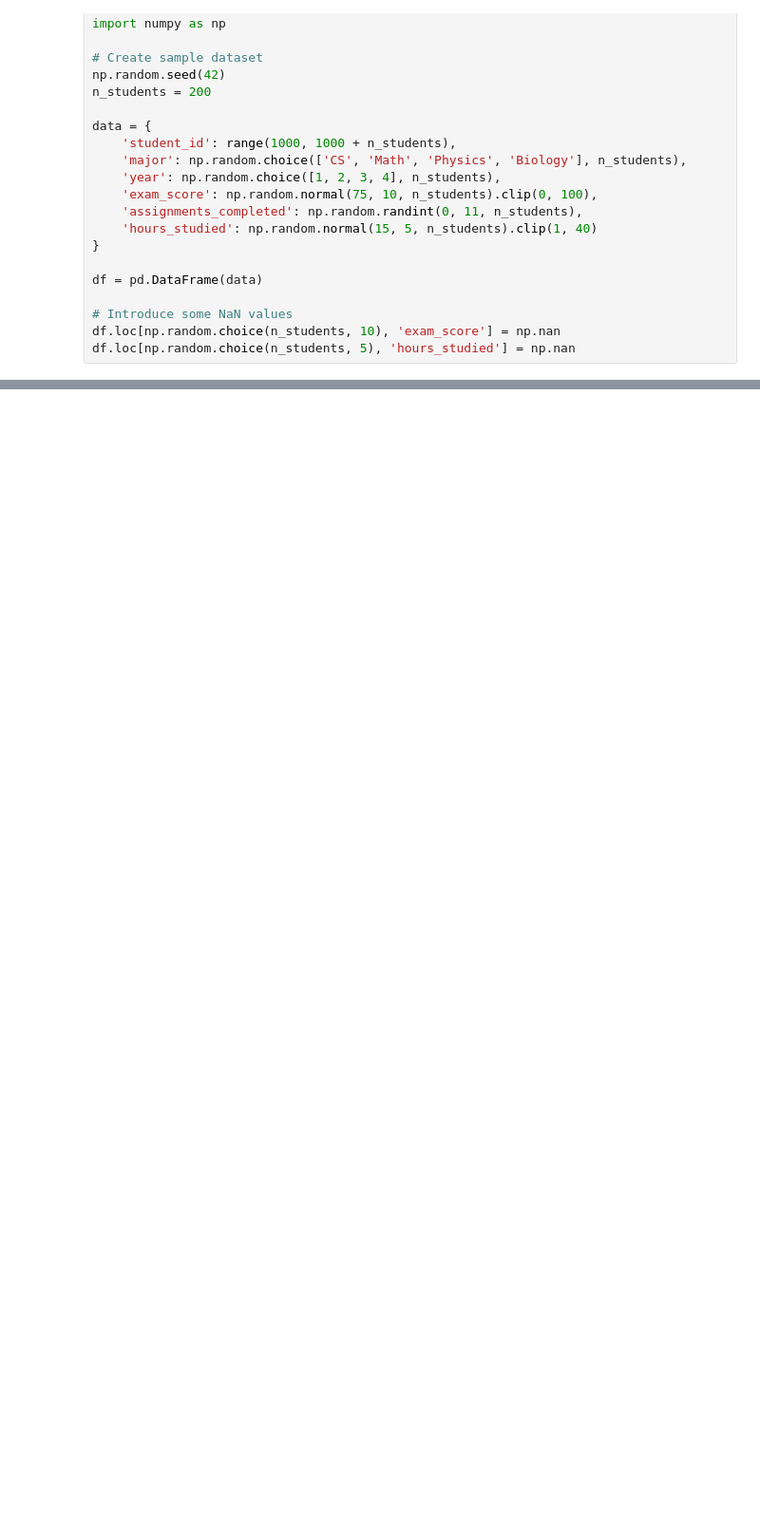
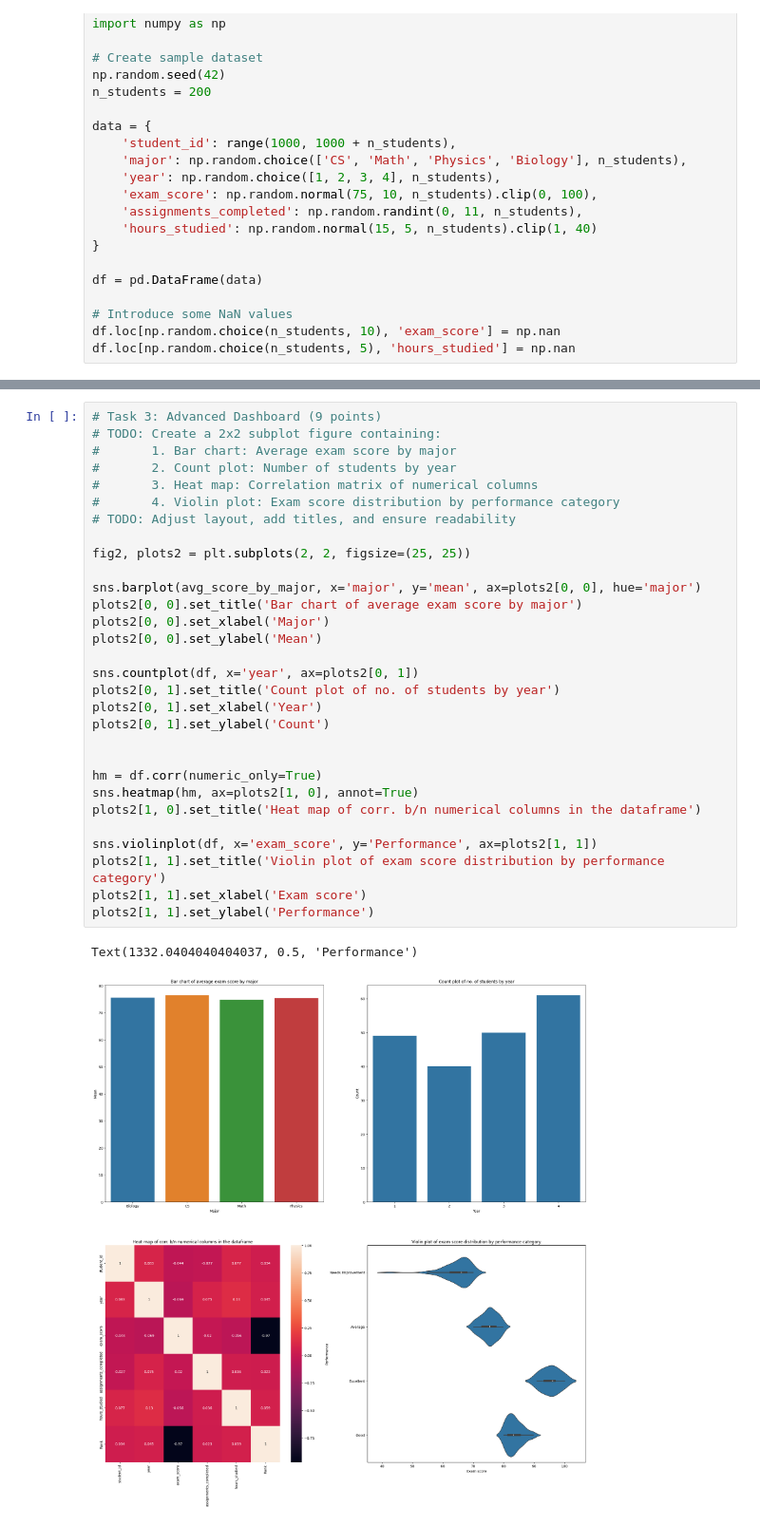
Before and after one commit to Glover69/ai-course-lab0, a Jupyter notebook: src/notebooks/lab0_exercises.ipynb, the cells around one changed output, grey strips where cells are left out. Shown at 95% size. Saved outputs shown, nothing was run; the diff lists cells and outputs as text; blank space fills up the shorter version.

```diff
--- a/src/notebooks/lab0_exercises.ipynb
+++ b/src/notebooks/lab0_exercises.ipynb
@@ -149,0 +237,33 @@ table = pd.pivot_table(df, values='exam_score', index=['major'], columns=['year'
+# %%
+# Task 3: Advanced Dashboard (9 points)
+# TODO: Create a 2x2 subplot figure containing:
+#       1. Bar chart: Average exam score by major
+#       2. Count plot: Number of students by year
+#       3. Heat map: Correlation matrix of numerical columns
+#       4. Violin plot: Exam score distribution by performance category
+# TODO: Adjust layout, add titles, and ensure readability
+
+fig2, plots2 = plt.subplots(2, 2, figsize=(25, 25))
+
+sns.barplot(avg_score_by_major, x='major', y='mean', ax=plots2[0, 0], hue='major')
+plots2[0, 0].set_title('Bar chart of average exam score by major')
+plots2[0, 0].set_xlabel('Major')
+plots2[0, 0].set_ylabel('Mean')
+
+sns.countplot(df, x='year', ax=plots2[0, 1])
+plots2[0, 1].set_title('Count plot of no. of students by year')
+plots2[0, 1].set_xlabel('Year')
+plots2[0, 1].set_ylabel('Count')
+
+
+hm = df.corr(numeric_only=True)
+sns.heatmap(hm, ax=plots2[1, 0], annot=True)
+plots2[1, 0].set_title('Heat map of corr. b/n numerical columns in the dataframe')
+
+sns.violinplot(df, x='exam_score', y='Performance', ax=plots2[1, 1])
+plots2[1, 1].set_title('Violin plot of exam score distribution by performance category')
+plots2[1, 1].set_xlabel('Exam score')
+plots2[1, 1].set_ylabel('Performance')
+# %% [output]
+Text(1332.0404040404037, 0.5, 'Performance')
+[figure, added]
```
Also changed, not shown: parts of 8 cells of this notebook, 1 other file.
